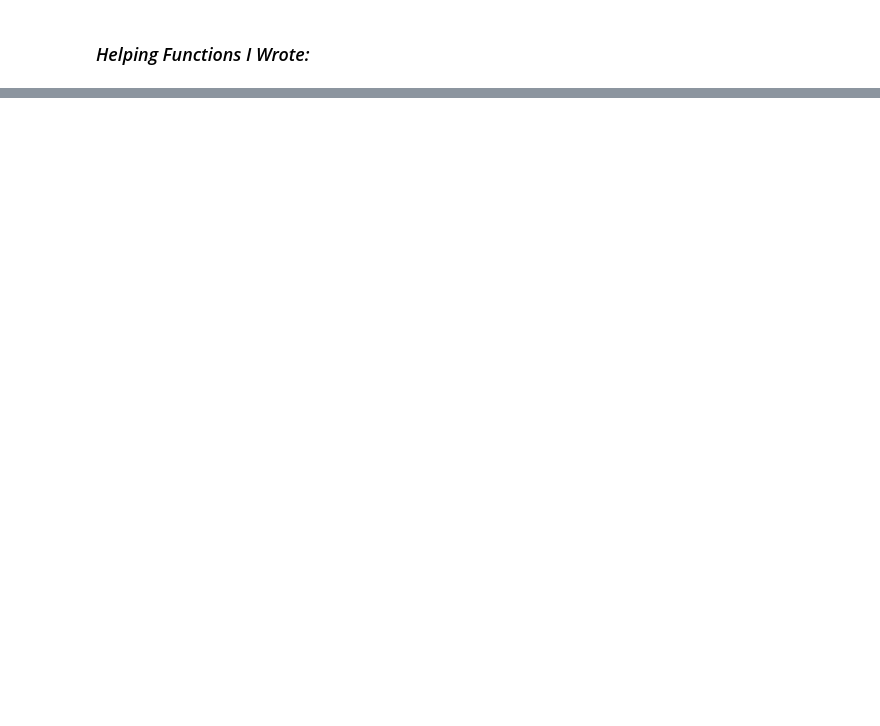
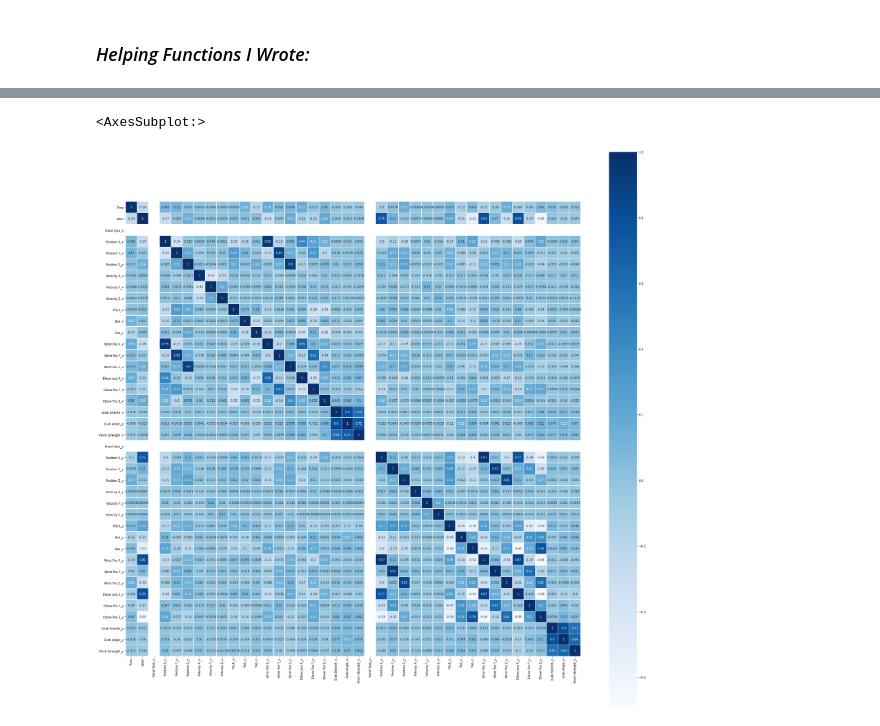
Before and after one commit to kggold4/final-project-data-visualization, a Jupyter notebook: task_4.ipynb, the cells around one changed output, grey strips where cells are left out. Drawn from its saved outputs; the diff is of its cells as text; code cells hidden in the pictures; blank space fills up the shorter version.

```diff
--- a/task_4.ipynb
+++ b/task_4.ipynb
@@ -100,0 +319,7 @@ def my_plot_confusion_matrix(clf, X_test, y_test):
+# %%
+plt.figure(figsize=(35,35))
+plt.tight_layout()
+sns.heatmap(train_data.corr(), annot=True, cmap="Blues", square=True, linewidths=0.5)
+# %% [output]
+<AxesSubplot:>
+[figure, added]
```
Also changed, not shown: parts of 68 cells of this notebook.
